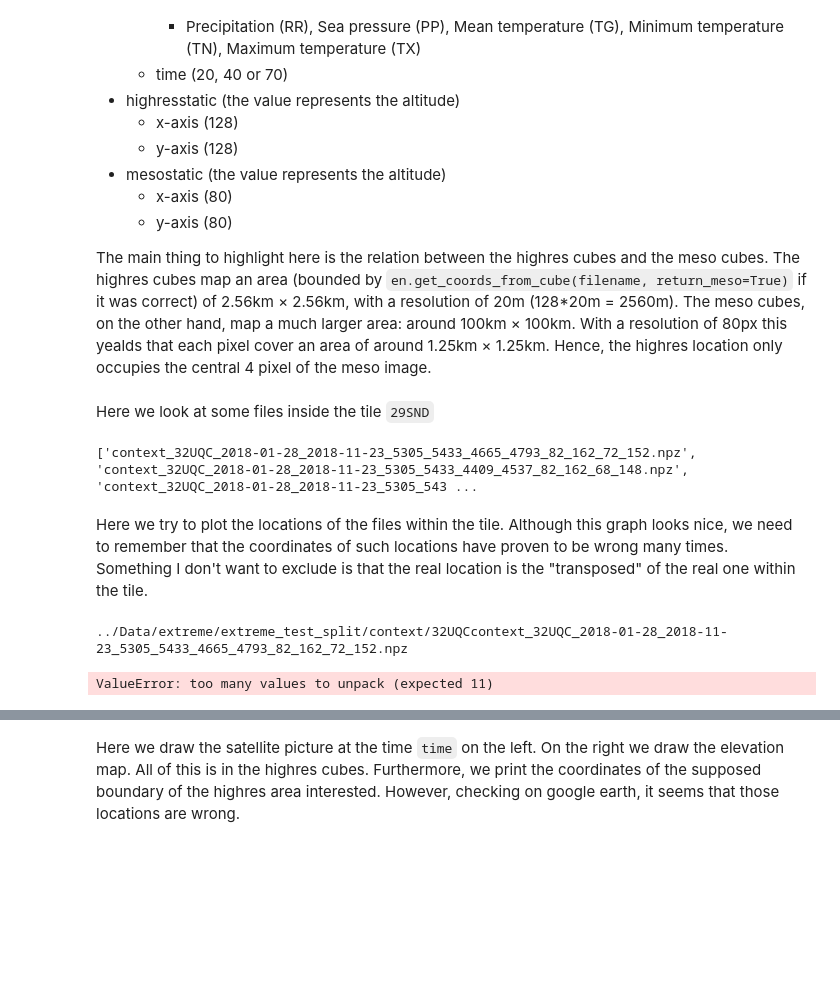
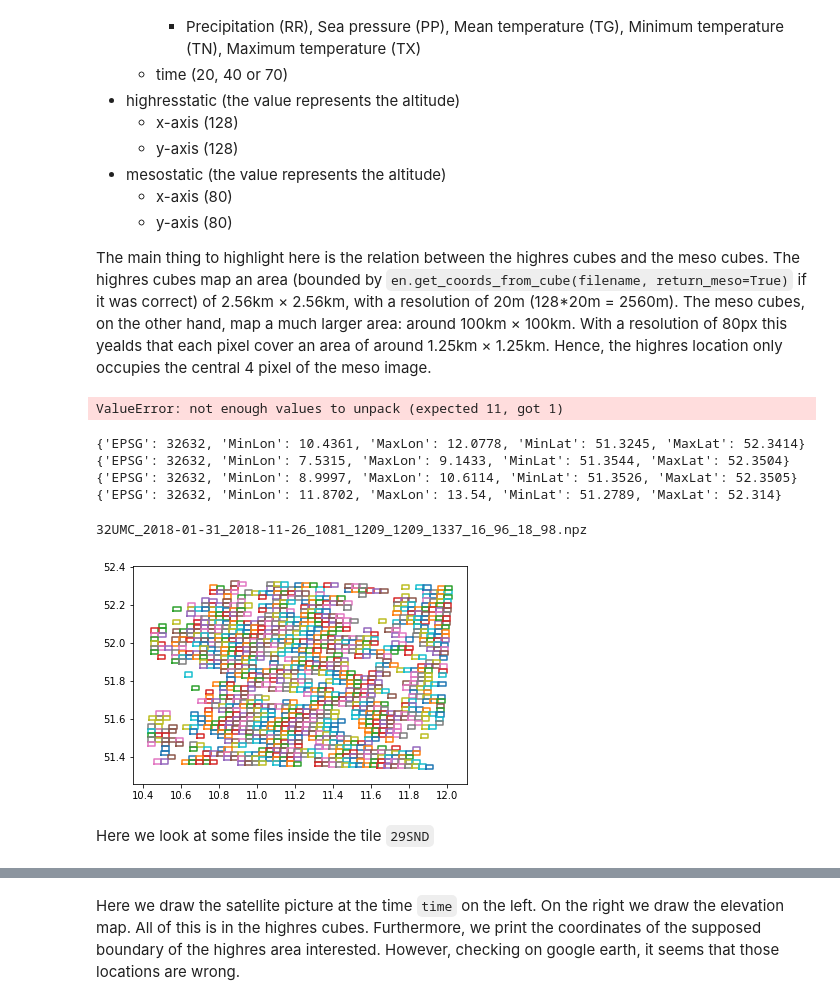
Before and after one commit to rudolfwilliam/satellite_image_forecasting, a Jupyter notebook: demos/data_observation_demo.ipynb, the cells around one changed output, grey strips where cells are left out. Cells and saved outputs as stored; diff of their text form; code cells hidden in the pictures; blank space fills up the shorter version.

```diff
--- a/demos/data_observation_demo.ipynb
+++ b/demos/data_observation_demo.ipynb
@@ -38,2 +78,53 @@ import os
+# %%
+cubetiles = ["32UPC","32UMC","32UNC","32UQC"]
+north_west_cube = ["","","",""]
+west = 4*[100000]
+north = 4*[0]
+for fn in filenames:
+    cubetile,_, _,  hr_y_min, hr_y_max, hr_x_min, hr_x_max, meso_x_min, meso_x_max, meso_y_min, meso_y_max = os.path.splitext(fn[158:])[0].split("_")
+    idx = cubetiles.index(cubetile)
+    hr_x_min = float(hr_x_min)
+    if hr_x_min <= west[idx] :
+        north_west_cube[idx] = fn[158:]
+        west[idx] = hr_x_min
+print(north_west_cube)
+print(west)
+print(north)
+# %% [output]
+ValueError: not enough values to unpack (expected 11, got 1)
+# %%
+print(COORDS["32UPC"])
+print(COORDS["32UMC"])
+print(COORDS["32UNC"])
+print(COORDS["32UQC"])
+# %% [output]
+{'EPSG': 32632, 'MinLon': 10.4361, 'MaxLon': 12.0778, 'MinLat': 51.3245, 'MaxLat': 52.3414}
+{'EPSG': 32632, 'MinLon': 7.5315, 'MaxLon': 9.1433, 'MinLat': 51.3544, 'MaxLat': 52.3504}
+{'EPSG': 32632, 'MinLon': 8.9997, 'MaxLon': 10.6114, 'MinLat': 51.3526, 'MaxLat': 52.3505}
+{'EPSG': 32632, 'MinLon': 11.8702, 'MaxLon': 13.54, 'MinLat': 51.2789, 'MaxLat': 52.314}
+# %%
+shift = 158
+print(filenames[0][shift:])
+
+legend = []
+for i, file in enumerate(filenames):
+    if file[shift:shift+5] == "32UPC":
+        #cord = my_coord(file[158:], return_meso=True)
+        cord_n = mc(file[shift:], return_meso=True)
+        #plt.plot([cord[0],cord[0],cord[2],cord[2],cord[0]], [cord[1],cord[3],cord[3],cord[1], cord[1]])
+        plt.plot([ cord_n[0],cord_n[0] , cord_n[2] , cord_n[2] , cord_n[0]], [cord_n[1],cord_n[3],cord_n[3],cord_n[1], cord_n[1]], '-')
+        #print("{0} -> ({1})".format(i,file[8:]))
+        cord = cord_n
+        #print("    east: {0} - {1}".format(cord[0], cord[2]))
+        #print("    nord: {0} - {1}".format(cord[1], cord[3]))
+        legend.append(str(i))
+        #legend.append("{0} - new".format(i))
+        #plt.plot([cord[4],cord[4],cord[6],cord[6],cord[4]], [cord[5],cord[7],cord[7],cord[5], cord[5]])
+plt.axis('equal')
+#plt.legend(legend)
+plt.show()
+# %% [output]
+32UMC_2018-01-31_2018-11-26_1081_1209_1209_1337_16_96_18_98.npz
+[figure, added]
 # %% [markdown]
 Here we look at some files inside the tile `29SND`
@@ -44,17 +130,0 @@ filenames = next(walk(context), (None, None, []))[2]
-# %%
-print(filenames)
-# %% [output]
-['context_32UQC_2018-01-28_2018-11-23_5305_5433_4665_4793_82_162_72_152.npz', 'context_32UQC_2018-01-28_2018-11-23_5305_5433_4409_4537_82_162_68_148.npz', 'context_32UQC_2018-01-28_2018-11-23_5305_543 ...
-# %% [markdown]
-Here we try to plot the locations of the files within the tile. Although this graph looks nice, we need to remember that the coordinates of such locations have proven to be wrong many times. Something I don't want to exclude is that the real location is the "transposed" of the real one within the tile.
-# %%
-print(context+ filenames[0])
-for file in filenames:
-    cord = en.get_coords_from_cube(file, return_meso=True)
-    plt.plot([cord[0],cord[0],cord[2],cord[2],cord[0]], [cord[1],cord[3],cord[3],cord[1], cord[1]])
-    #plt.plot([cord[4],cord[4],cord[6],cord[6],cord[4]], [cord[5],cord[7],cord[7],cord[5], cord[5]])
-plt.axis('equal')
-plt.show()
-# %% [output]
-../Data/extreme/extreme_test_split/context/32UQCcontext_32UQC_2018-01-28_2018-11-23_5305_5433_4665_4793_82_162_72_152.npz
-ValueError: too many values to unpack (expected 11)
```
Also changed, not shown: parts of 19 cells of this notebook, 16 other files.
